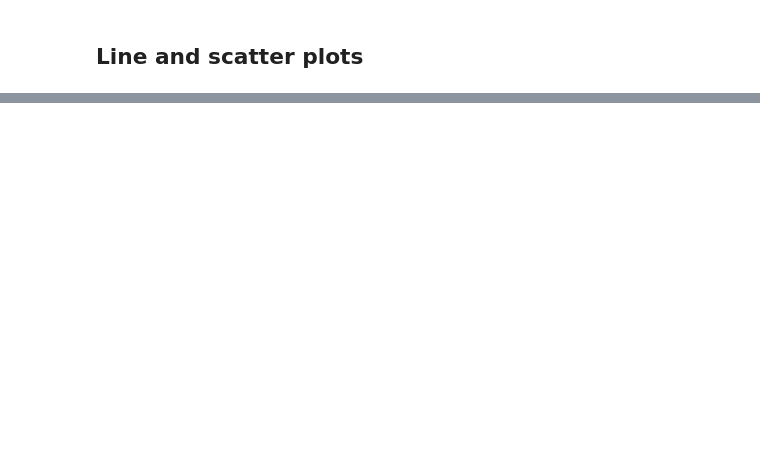
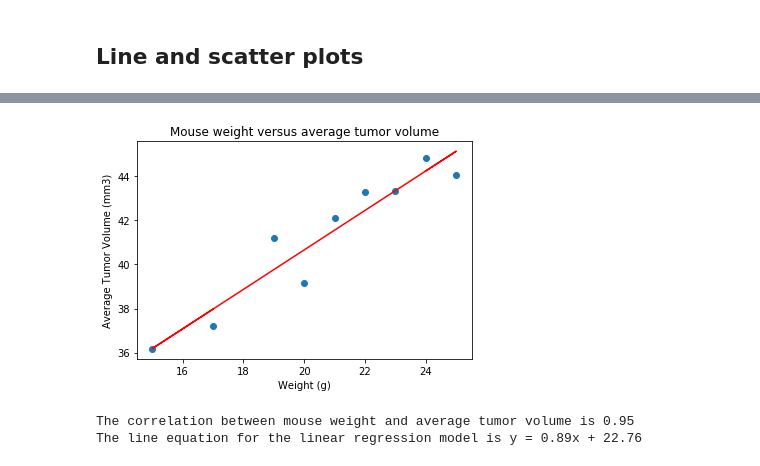
Before and after one commit to WillsHarris/Homework_WHH, a Jupyter notebook: Unit_5_Matplotlib_Pymaceuticals/pymaceuticals_starter.ipynb, the cells around one changed output, grey strips where cells are left out. Drawn from its saved outputs; the diff is of its cells as text; code cells hidden in the pictures; blank space fills up the shorter version.

```diff
--- a/Unit_5_Matplotlib_Pymaceuticals/pymaceuticals_starter.ipynb
+++ b/Unit_5_Matplotlib_Pymaceuticals/pymaceuticals_starter.ipynb
@@ -158,0 +243,29 @@ SyntaxError: invalid syntax (<ipython-input-293-e0d13e763182>, line 1)
+# %%
+# Generate a scatter plot of mouse weight versus average tumor volume for the Capomulin regimen
+df_capomulin= df.loc[df["Drug Regimen"]=="Capomulin"]
+weights=df_capomulin["Weight (g)"].unique()
+tumorvol=[]
+for weight in weights:
+    tumorvol.append(df_capomulin.loc[df_capomulin["Weight (g)"]==weight]["Tumor Volume (mm3)"].mean())
+# Calculate the correlation coefficient and linear regression model for mouse weight and average tumor volume for the Capomulin regimen
+
+x_values = weights
+y_values = tumorvol
+(slope, intercept, rvalue, pvalue, stderr) = linregress(x_values, y_values)
+regress_values = x_values * slope + intercept
+line_eq = "y = " + str(round(slope,2)) + "x + " + str(round(intercept,2))
+plt.scatter(x_values,y_values)
+plt.plot(x_values,regress_values,"r-")
+plt.title("Mouse weight versus average tumor volume")
+plt.xlabel('Weight (g)')
+plt.ylabel('Average Tumor Volume (mm3)')
+plt.show()
+
+correlation = st.pearsonr(weights, tumorvol)
+print(f"The correlation between mouse weight and average tumor volume is {round(correlation[0],2)}")
+correlation = st.pearsonr(weights, tumorvol)
+print(f"The line equation for the linear regression model is {line_eq}")
+# %% [output]
+[figure, added]
+The correlation between mouse weight and average tumor volume is 0.95
+The line equation for the linear regression model is y = 0.89x + 22.76
```
Also changed, not shown: parts of 12 cells of this notebook, 3 other files.
